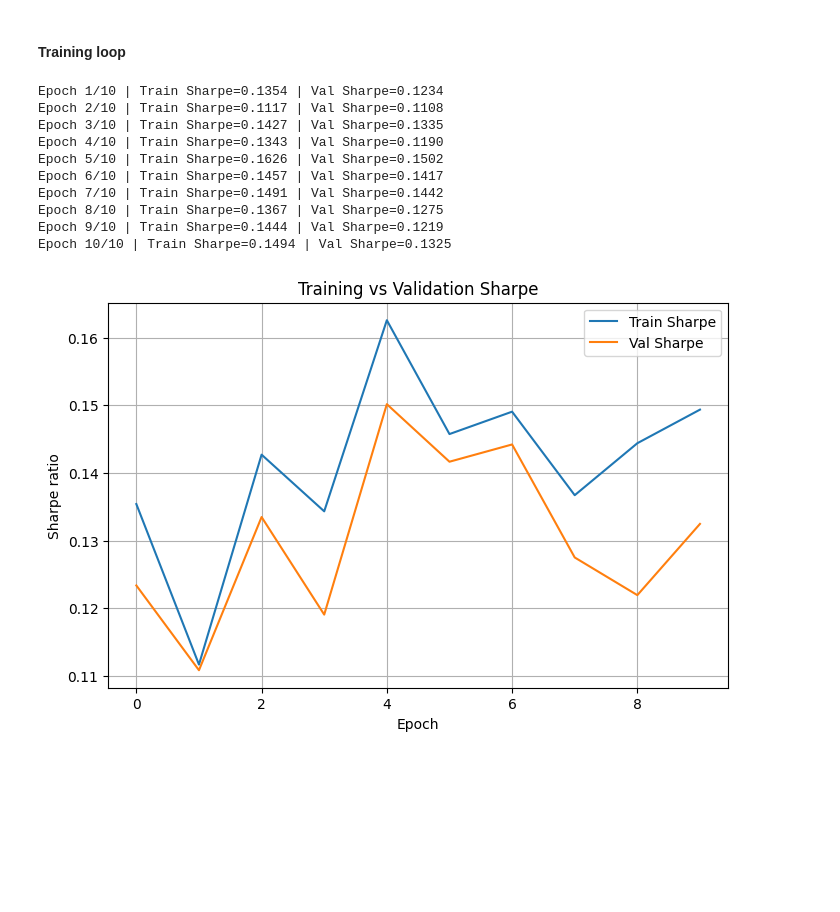
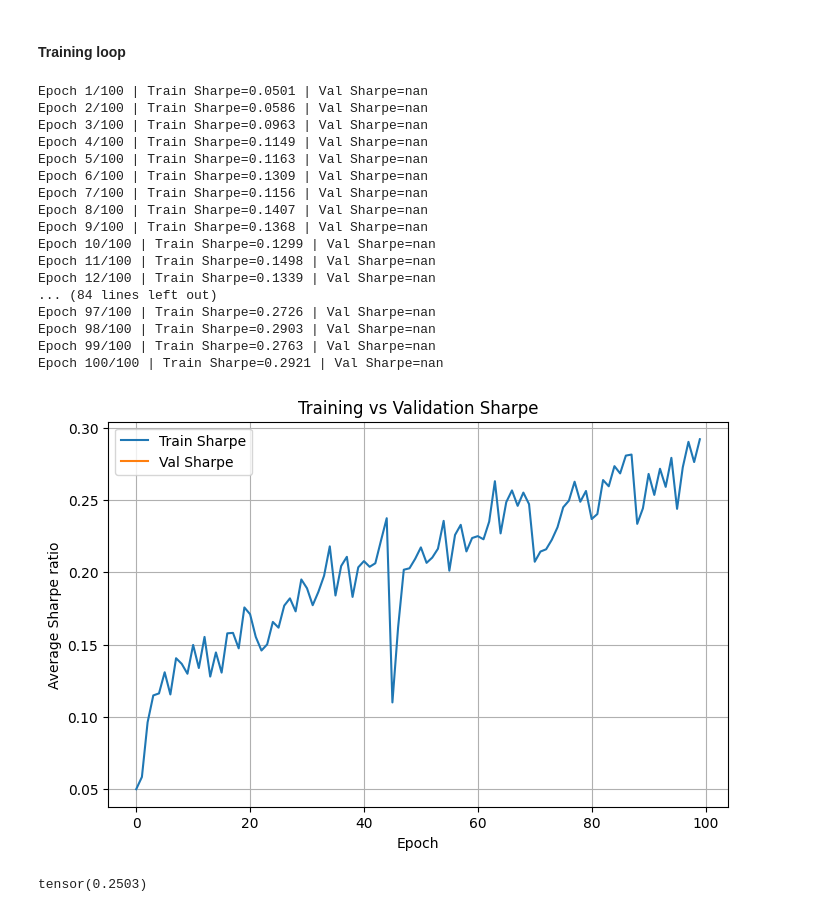
Before and after one commit to BelmudesLSB/quant-finance-projects, a Jupyter notebook: lstm_portfolio_opt/weight_construction.ipynb, the cells around one changed output. Cells and saved outputs as stored; diff of their text form; code cells hidden in the pictures; blank space fills up the shorter version.

```diff
--- a/lstm_portfolio_opt/weight_construction.ipynb
+++ b/lstm_portfolio_opt/weight_construction.ipynb
@@ -54,8 +54,8 @@ feature_cols = price_cols + return_cols
 
 # Define split dates to match those ones in the paper:
 train_end   = pd.Timestamp("2010-12-31")
-val_end     = pd.Timestamp("2015-12-31")
-test_end    = pd.Timestamp("2020-12-31")
+val_end     = pd.Timestamp("2011-01-01")
+test_end    = pd.Timestamp("2020-04-30")
 
 # Training set: 2005-01-01 to 2010-12-31
 df_train = df_stock_prices[df_stock_prices['date'] <= train_end].reset_index(drop=True)
@@ -129,10 +165,6 @@ def make_xy(df, seq_len, feature_cols, return_cols):
         Y.append(df[return_cols].iloc[t].values)
     return np.array(X), np.array(Y)
 
-X_train, Y_train = make_xy(df_train, seq_len=50, feature_cols=feature_cols, return_cols=return_cols)
-X_val,   Y_val   = make_xy(df_val,   seq_len=50, feature_cols=feature_cols, return_cols=return_cols)
-X_test,  Y_test  = make_xy(df_test,  seq_len=50, feature_cols=feature_cols, return_cols=return_cols)
-
-print("X_train shape:", X_train.shape, "Y_train shape:", Y_train.shape)
-print("X_val shape:", X_val.shape, "Y_val shape:", Y_val.shape)
-print("X_test shape:", X_test.shape, "Y_test shape:", Y_test.shape)
+X_train, Y_train = make_xy(df_train, seq_len, feature_cols=feature_cols, return_cols=return_cols)
+X_val,   Y_val   = make_xy(df_val,   seq_len, feature_cols=feature_cols, return_cols=return_cols)
+X_test,  Y_test  = make_xy(df_test,  seq_len, feature_cols=feature_cols, return_cols=return_cols)
@@ -241,6 +269,8 @@ model = PortfolioNet(input_dim=input_dim,
 optimizer = torch.optim.Adam(model.parameters(), lr=1e-3)
 # %%
 train_history, val_history = [], []
+
+num_epochs = 100
 
 for epoch in range(num_epochs):
     # -------------------
@@ -276,25 +306,32 @@ for epoch in range(num_epochs):
     print(f"Epoch {epoch+1}/{num_epochs} | "
           f"Train Sharpe={-avg_train_loss:.4f} | Val Sharpe={-avg_val_loss:.4f}")
 # %% [output]
-Epoch 1/10 | Train Sharpe=0.1354 | Val Sharpe=0.1234
-Epoch 2/10 | Train Sharpe=0.1117 | Val Sharpe=0.1108
-Epoch 3/10 | Train Sharpe=0.1427 | Val Sharpe=0.1335
-Epoch 4/10 | Train Sharpe=0.1343 | Val Sharpe=0.1190
-Epoch 5/10 | Train Sharpe=0.1626 | Val Sharpe=0.1502
-Epoch 6/10 | Train Sharpe=0.1457 | Val Sharpe=0.1417
-Epoch 7/10 | Train Sharpe=0.1491 | Val Sharpe=0.1442
-Epoch 8/10 | Train Sharpe=0.1367 | Val Sharpe=0.1275
-Epoch 9/10 | Train Sharpe=0.1444 | Val Sharpe=0.1219
-Epoch 10/10 | Train Sharpe=0.1494 | Val Sharpe=0.1325
+Epoch 1/100 | Train Sharpe=0.0501 | Val Sharpe=nan
+Epoch 2/100 | Train Sharpe=0.0586 | Val Sharpe=nan
+Epoch 3/100 | Train Sharpe=0.0963 | Val Sharpe=nan
+Epoch 4/100 | Train Sharpe=0.1149 | Val Sharpe=nan
+Epoch 5/100 | Train Sharpe=0.1163 | Val Sharpe=nan
+Epoch 6/100 | Train Sharpe=0.1309 | Val Sharpe=nan
+Epoch 7/100 | Train Sharpe=0.1156 | Val Sharpe=nan
+Epoch 8/100 | Train Sharpe=0.1407 | Val Sharpe=nan
+Epoch 9/100 | Train Sharpe=0.1368 | Val Sharpe=nan
+Epoch 10/100 | Train Sharpe=0.1299 | Val Sharpe=nan
+Epoch 11/100 | Train Sharpe=0.1498 | Val Sharpe=nan
+Epoch 12/100 | Train Sharpe=0.1339 | Val Sharpe=nan
+... (84 lines left out)
+Epoch 97/100 | Train Sharpe=0.2726 | Val Sharpe=nan
+Epoch 98/100 | Train Sharpe=0.2903 | Val Sharpe=nan
+Epoch 99/100 | Train Sharpe=0.2763 | Val Sharpe=nan
+Epoch 100/100 | Train Sharpe=0.2921 | Val Sharpe=nan
 # %%
 plt.figure(figsize=(8,5))
 plt.plot(train_history, label="Train Sharpe")
 plt.plot(val_history, label="Val Sharpe")
 plt.xlabel("Epoch")
-plt.ylabel("Sharpe ratio")
+plt.ylabel("Average Sharpe ratio")
 plt.title("Training vs Validation Sharpe")
 plt.legend()
 plt.grid(True)
 plt.show()
 # %% [output]
-[figure, old version]
+[figure, new version]
@@ -300,0 +367,4 @@ plt.show()
+# %%
+((1+Y_test_t) * weights_test).mean()
+# %% [output]
+tensor(0.2503)
```
Also changed, not shown: parts of 6 cells of this notebook.
